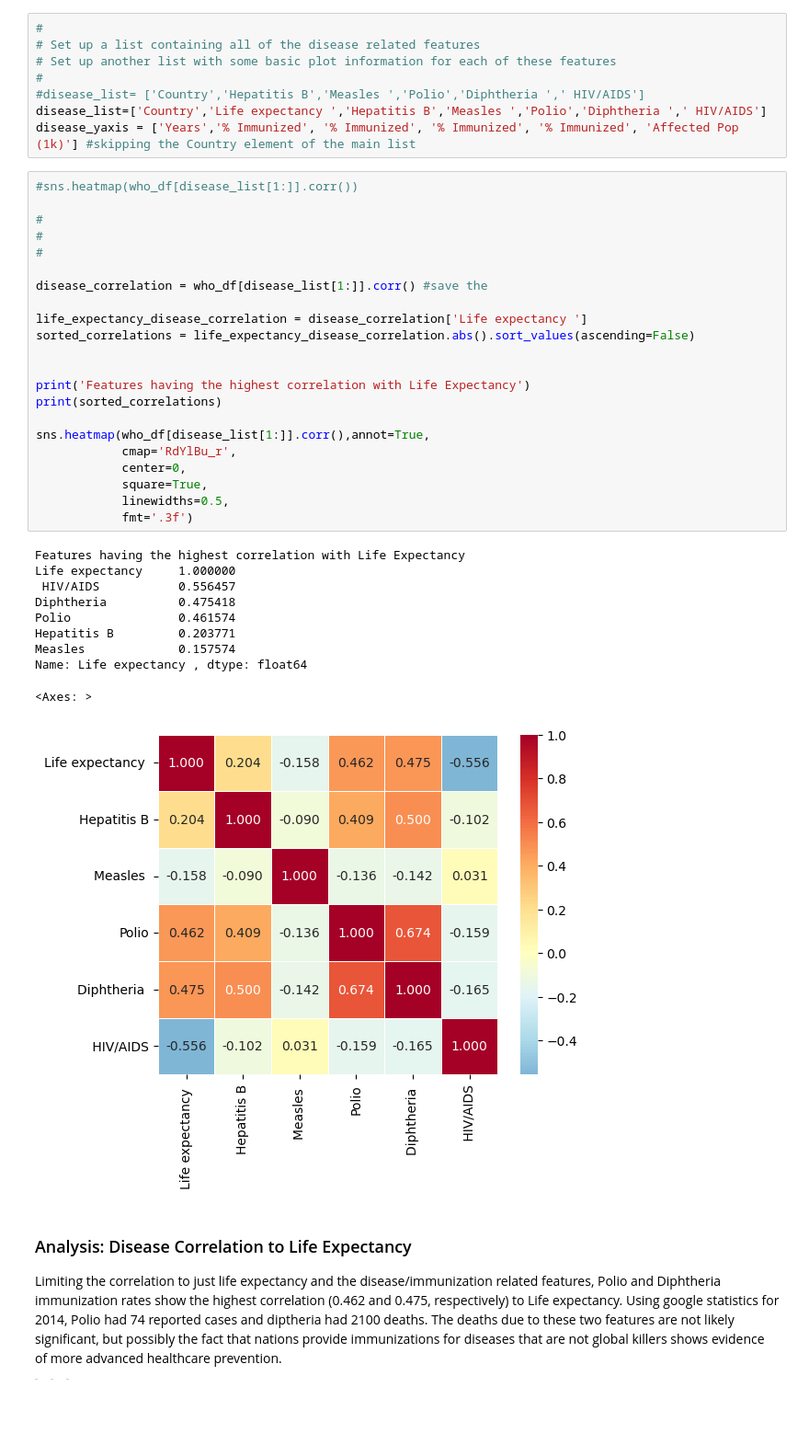
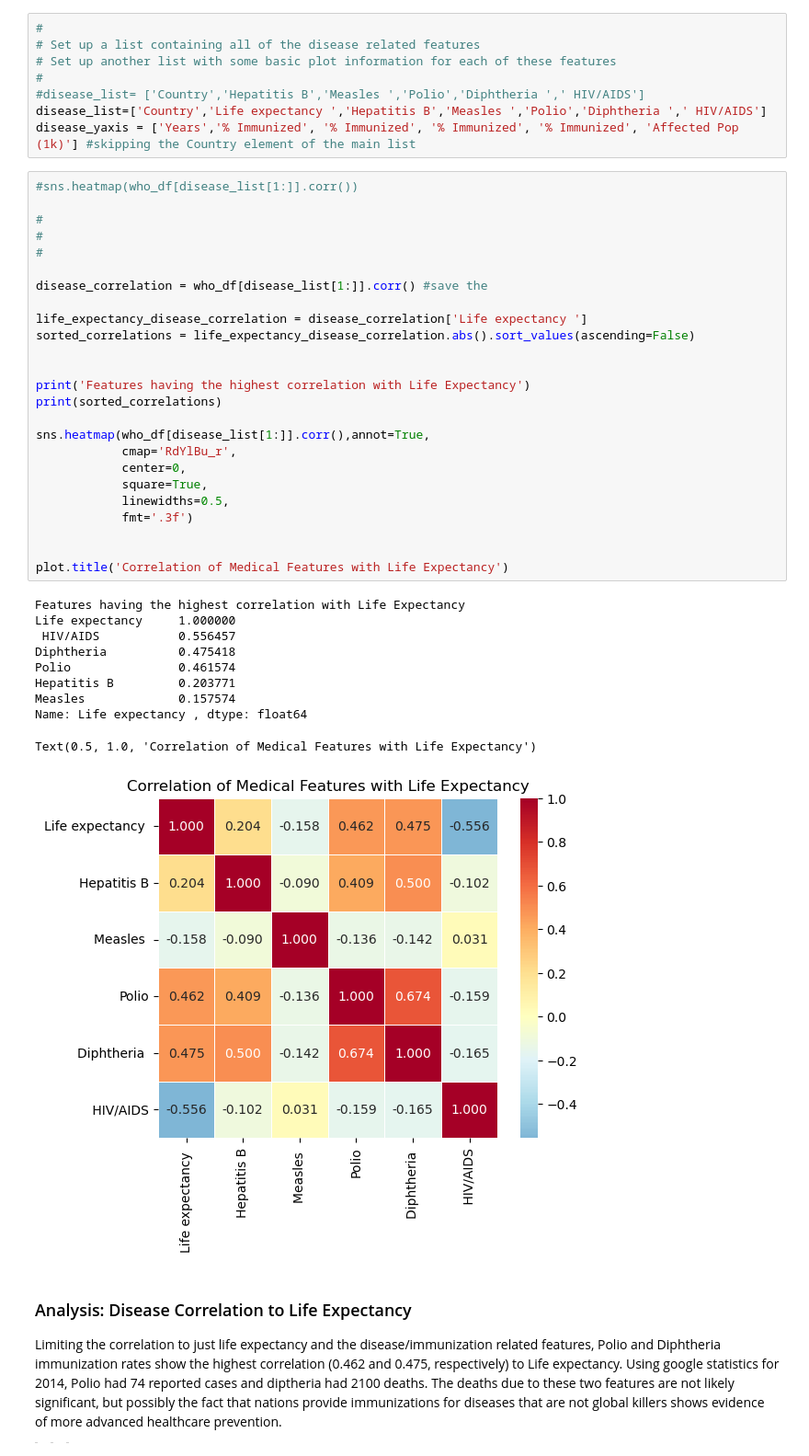
Before and after one commit to einsteinxx/UCLA_450.2_SUMMER, a Jupyter notebook: FinalProject_KeaneGonzalez.ipynb, the cells around one changed output. Shown at 92% size. Cells and saved outputs as stored; diff of their text form; blank space fills up the shorter version.

```diff
--- a/FinalProject_KeaneGonzalez.ipynb
+++ b/FinalProject_KeaneGonzalez.ipynb
@@ -723,35 +733,38 @@ disease_yaxis = ['Years','% Immunized', '% Immunized', '% Immunized', '% Immuniz
 #sns.heatmap(who_df[disease_list[1:]].corr())
 
 #
 #
 #
 
 disease_correlation = who_df[disease_list[1:]].corr() #save the
 
 life_expectancy_disease_correlation = disease_correlation['Life expectancy ']
 sorted_correlations = life_expectancy_disease_correlation.abs().sort_values(ascending=False)
 
 
 print('Features having the highest correlation with Life Expectancy')
 print(sorted_correlations)
 
 sns.heatmap(who_df[disease_list[1:]].corr(),annot=True,
             cmap='RdYlBu_r',
             center=0,
             square=True,
             linewidths=0.5,
             fmt='.3f')
+
+
+plot.title('Correlation of Medical Features with Life Expectancy')
 # %% [output]
 Features having the highest correlation with Life Expectancy
 Life expectancy     1.000000
  HIV/AIDS           0.556457
 Diphtheria          0.475418
 Polio               0.461574
 Hepatitis B         0.203771
 Measles             0.157574
 Name: Life expectancy , dtype: float64
-<Axes: >
+Text(0.5, 1.0, 'Correlation of Medical Features with Life Expectancy')
-[figure, old version]
+[figure, new version]
 # %% [markdown]
 ### Analysis: Disease Correlation to Life Expectancy
 Limiting the correlation to just life expectancy and the disease/immunization related features, Polio and Diphtheria immunization rates show the highest correlation (0.462 and 0.475, respectively) to Life expectancy. Using google statistics for 2014, Polio had 74 reported cases and diptheria had 2100 deaths. The deaths due to these two features are not likely significant, but possibly the fact that nations provide immunizations for diseases that are not global killers shows evidence of more advanced healthcare prevention.
```
Also changed, not shown: parts of 11 cells of this notebook.
